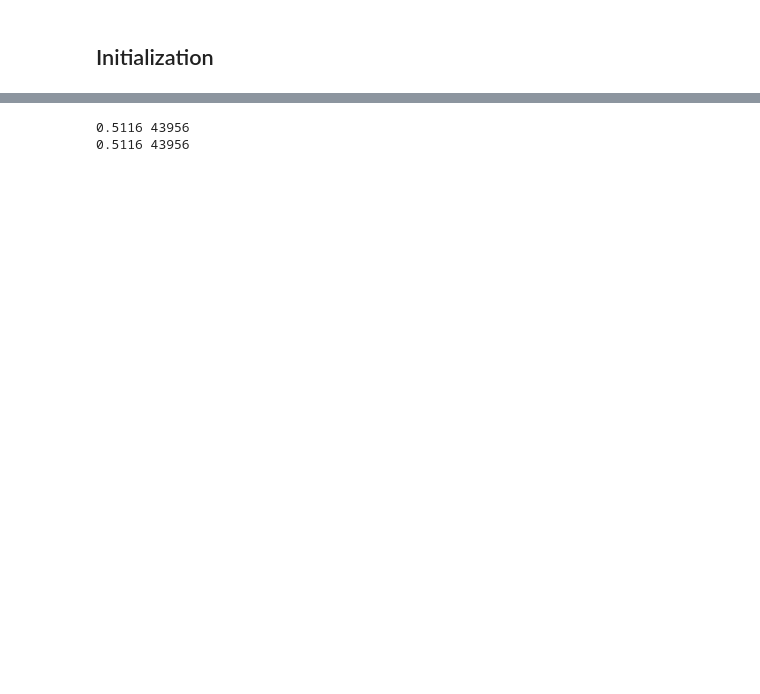
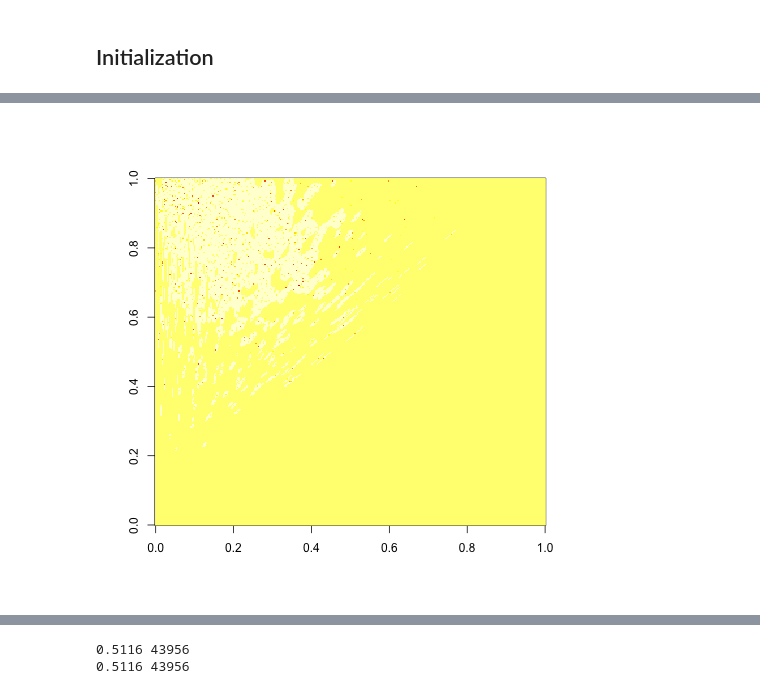
Before and after one commit to mrpozzi/Arlem, a Jupyter notebook: notebooks/harlem_demo.ipynb, the cells around one changed output, grey strips where cells are left out. Drawn from its saved outputs; the diff is of its cells as text; code cells hidden in the pictures; blank space fills up the shorter version.

```diff
--- a/notebooks/harlem_demo.ipynb
+++ b/notebooks/harlem_demo.ipynb
@@ -29,0 +40,31 @@ seed: 1544399876
+# %%
+%%R -i full_data -i n_grid -i tau
+
+library("HARLEM")
+library("splines")
+
+lambdaConst <- function(tau){
+    function(x){
+        if(x<10)return(0)
+        if(x>70)return(0)
+        return(1)
+    }
+}
+lambdaConst <- Vectorize(lambdaConst(tau))
+
+
+dataGen <- dataGenHARLEM(delta=3, 100, lambda=lambdaConst,rate=0.017)
+truth <- dataGen$theta
+print(truth)
+
+truth <- dataGen$theta
+lambda <- dataGen$lambda
+nGrid <- 300
+
+
+xGrid <- seq(0,tau,length.out=n_grid)
+vGrid <- seq(0,tau,length.out=n_grid)
+
+
+deltaStar <- max(diff(sort(full_data$w)))
+print(deltaStar)
@@ -83,0 +151,5 @@ array([[252,  20],
+# %%
+%%R -i Q2
+image(t(Q0[[2]]) - Q2)
+# %% [output]
+[figure, added]
```
Also changed, not shown: parts of 70 cells of this notebook, 6 other files.
